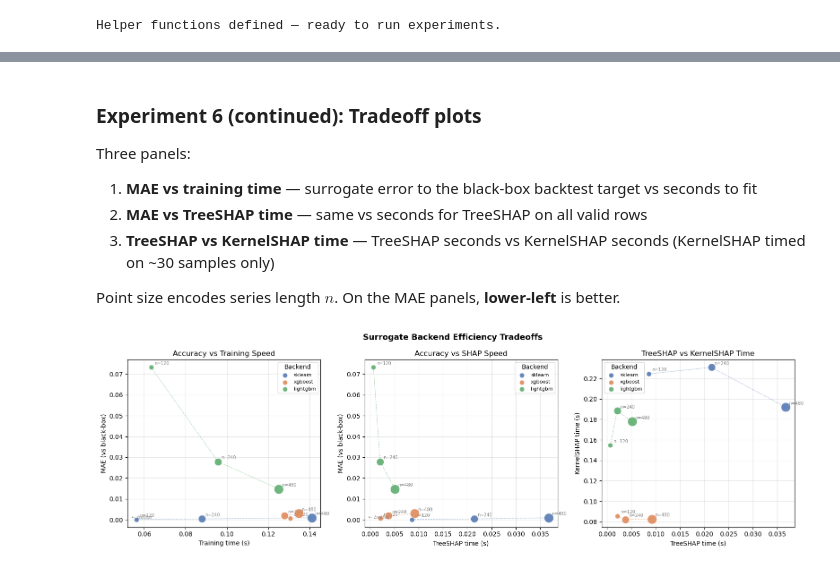
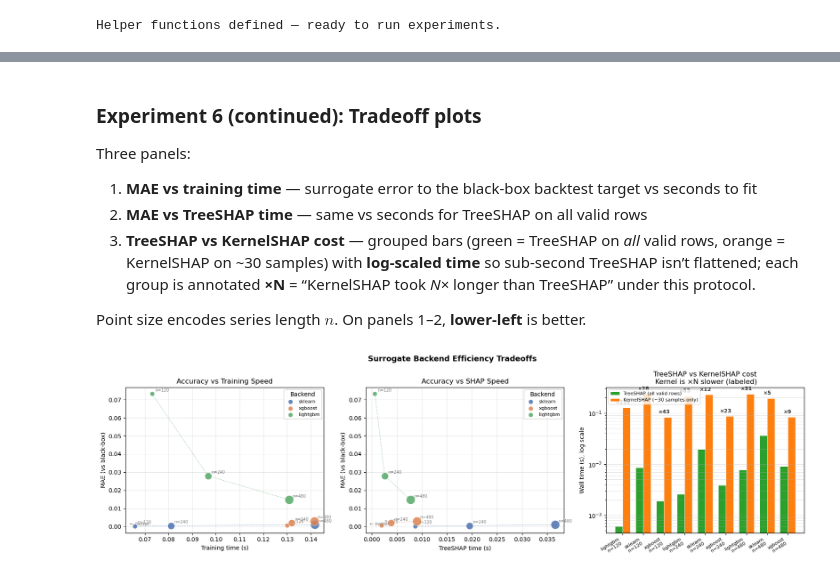
Before and after one commit to ElizaKnapp/tsshap, a Jupyter notebook: notebooks/02_synthetic_evaluation.ipynb, the cells around one changed output, grey strips where cells are left out. Saved outputs shown, nothing was run; the diff lists cells and outputs as text; code cells hidden in the pictures.

```diff
--- a/notebooks/02_synthetic_evaluation.ipynb
+++ b/notebooks/02_synthetic_evaluation.ipynb
@@ -140,12 +140,18 @@ Same synthetic series and feature extractors as Experiment 1; only the black-box
 # %%
 from evaluation.metrics import surrogate_accuracy
-from tsshap.forecasters import ExponentialSmoothingForecaster
+from tsshap.forecasters import (
+    ExponentialSmoothingForecaster,
+    XGBoostForecaster,
+    ProphetForecaster,
+)
 
 forecasters = {
     'Naive': NaiveForecaster(),
     'SeasonalNaive': SeasonalNaiveForecaster(period=12),
     'MovingAverage': MovingAverageForecaster(k=6),
     'ExpSmoothing': ExponentialSmoothingForecaster(alpha=0.5),
+    'XGBoost': XGBoostForecaster(lags=12),
+    'Prophet': ProphetForecaster(),
 }
 
 rows = []
@@ -163,7 +169,8 @@ for name, fc in forecasters.items():
     fig, axes = plt.subplots(1, 2, figsize=(14, 5))
     plot_forecasts(result_global, ax=axes[0], title='Surrogate vs Forecaster')
     plot_importance(result_global, top_n=12, ax=axes[1], title='Global Feature Importance')
-    plt.tight_layout()
+    fig.suptitle(name, fontsize=14, fontweight='bold')
+    plt.tight_layout(rect=[0, 0, 1, 0.93])
     plt.show()
 
     # Evaluate the accuracy
@@ -394,9 +422,9 @@ print(results_df.to_string(index=False))
 Three panels:
 1. **MAE vs training time** — surrogate error to the black-box backtest target vs seconds to fit
 2. **MAE vs TreeSHAP time** — same vs seconds for TreeSHAP on all valid rows
-3. **TreeSHAP vs KernelSHAP time** — TreeSHAP seconds vs KernelSHAP seconds (KernelSHAP timed on ~30 samples only)
+3. **TreeSHAP vs KernelSHAP cost** — grouped bars (green = TreeSHAP on *all* valid rows, orange = KernelSHAP on ~30 samples) with **log-scaled time** so sub-second TreeSHAP isn’t flattened; each group is annotated **×N** = “KernelSHAP took *N×* longer than TreeSHAP” under this protocol.
 
-Point size encodes series length $n$. On the MAE panels, **lower-left** is better.
+Point size encodes series length $n$. On panels 1–2, **lower-left** is better.
 # %%
 if results_df.empty:
     print("No results to plot — check that at least one backend ran successfully.")
@@ -404,57 +432,91 @@ else:
     COLORS = {"sklearn": "#4C72B0", "xgboost": "#DD8452", "lightgbm": "#55A868", "catboost": "#C44E52"}
     SIZE_MAP = {n: 60 + 80 * i for i, n in enumerate(sorted(results_df["n"].unique()))}
 
-    fig, axes = plt.subplots(1, 3, figsize=(16, 5))
+    fig, axes = plt.subplots(1, 3, figsize=(17, 5))
     fig.suptitle("Surrogate Backend Efficiency Tradeoffs", fontsize=13, fontweight="bold")
 
-    panels = [
+    scatter_panels = [
         ("train_time",      "mae",  "Training time (s)",    "MAE (vs black-box)",        "Accuracy vs Training Speed"),
         ("treeshap_time",   "mae",  "TreeSHAP time (s)",    "MAE (vs black-box)",        "Accuracy vs SHAP Speed"),
-        ("treeshap_time",   "kernelshap_time", "TreeSHAP time (s)", "KernelSHAP time (s)", "TreeSHAP vs KernelSHAP Time"),
     ]
 
-    for ax, (xcol, ycol, xlabel, ylabel, title) in zip(axes, panels):
+    for ax, (xcol, ycol, xlabel, ylabel, title) in zip(axes[:2], scatter_panels):
         seen_backends = set()
         for _, row in results_df.iterrows():
             backend = row["backend"]
             color = COLORS.get(backend, "gray")
-            size  = SIZE_MAP.get(row["n"], 100)
+            size = SIZE_MAP.get(row["n"], 100)
             label = backend if backend not in seen_backends else "_nolegend_"
             seen_backends.add(backend)
 
             ax.scatter(row[xcol], row[ycol],
                        color=color, s=size, alpha=0.85,
                        edgecolors="white", linewidths=0.5,
                        label=label, zorder=3)
 
-            # Annotate with series length
             ax.annotate(f"n={int(row['n'])}", (row[xcol], row[ycol]),
                         textcoords="offset points", xytext=(5, 4),
                         fontsize=7, color="gray")
 
         ax.set_xlabel(xlabel)
         ax.set_ylabel(ylabel)
         ax.set_title(title)
         ax.legend(title="Backend", fontsize=8)
         ax.grid(True, alpha=0.3)
+        ax.annotate("← better", xy=(0.02, 0.05), xycoords="axes fraction",
+                    fontsize=8, color="gray", style="italic")
 
-        # Add "better" annotation arrow on accuracy vs speed plots
-        if ycol == "mae":
-            ax.annotate("← better", xy=(0.02, 0.05), xycoords="axes fraction",
-                        fontsize=8, color="gray", style="italic")
-
-    # Special: connect same-backend points across series lengths with a line
-    for ax, (xcol, ycol, *_) in zip(axes, panels):
+    for ax, (xcol, ycol, *_) in zip(axes[:2], scatter_panels):
         for backend in results_df["backend"].unique():
             sub = results_df[results_df["backend"] == backend].sort_values("n")
             ax.plot(sub[xcol], sub[ycol],
                     color=COLORS.get(backend, "gray"),
                     linewidth=0.8, linestyle="--", alpha=0.5, zorder=2)
 
+    # Panel 3: grouped bars + log scale + explicit speedup (clearer than seconds-vs-seconds scatter)
+    ax = axes[2]
+    df3 = results_df.sort_values(["n", "backend"]).reset_index(drop=True)
+    xpos = np.arange(len(df3))
+    bar_w = 0.37
+    tree_h = np.maximum(df3["treeshap_time"].astype(float).values, 1e-10)
+    ker_h = df3["kernelshap_time"].astype(float).values
+
+    ax.bar(xpos - bar_w / 2, tree_h, bar_w,
+           label="TreeSHAP (all valid rows)", color="#2ca02c", edgecolor="white", linewidth=0.6)
+    ax.bar(xpos + bar_w / 2, ker_h, bar_w,
+           label="KernelSHAP (~30 samples only)", color="#ff7f0e", edgecolor="white", linewidth=0.6)
+
+    ax.set_xticks(xpos)
+    ax.set_xticklabels(
+        [f"{r.backend}\nn={int(r.n)}" for _, r in df3.iterrows()], rotation=32, ha="right", fontsize=8
+    )
+    ax.set_ylabel("Wall time (s), log scale")
+    ax.set_yscale("log")
+    ax.set_title("TreeSHAP vs KernelSHAP cost\n Kernel is ×N slower (labeled)")
+    ax.legend(loc="upper left", fontsize=8)
+    ax.grid(True, axis="y", alpha=0.3, which="both")
+
+    for i in range(len(df3)):
+        t_t = float(df3.loc[i, "treeshap_time"])
+        t_k = float(df3.loc[i, "kernelshap_time"])
+        ratio = t_k / max(t_t, 1e-15)
+        if np.isfinite(ratio):
+            top = max(tree_h[i], ker_h[i])
+            ax.annotate(
+                f"×{ratio:.0f}",
+                xy=(xpos[i], top),
+                xytext=(0, 6),
+                textcoords="offset points",
+                ha="center",
+                fontsize=9,
+                fontweight="bold",
+                color="#333333",
+            )
+
     plt.tight_layout()
     plt.show()
 # %% [output]
-[figure, old version]
+[figure, new version]
 # %%
 # ── Summary table: speedup of TreeSHAP over KernelSHAP ─────────────────────
 if not results_df.empty:
```
Also changed, not shown: parts of 6 cells of this notebook, 12 other files.
